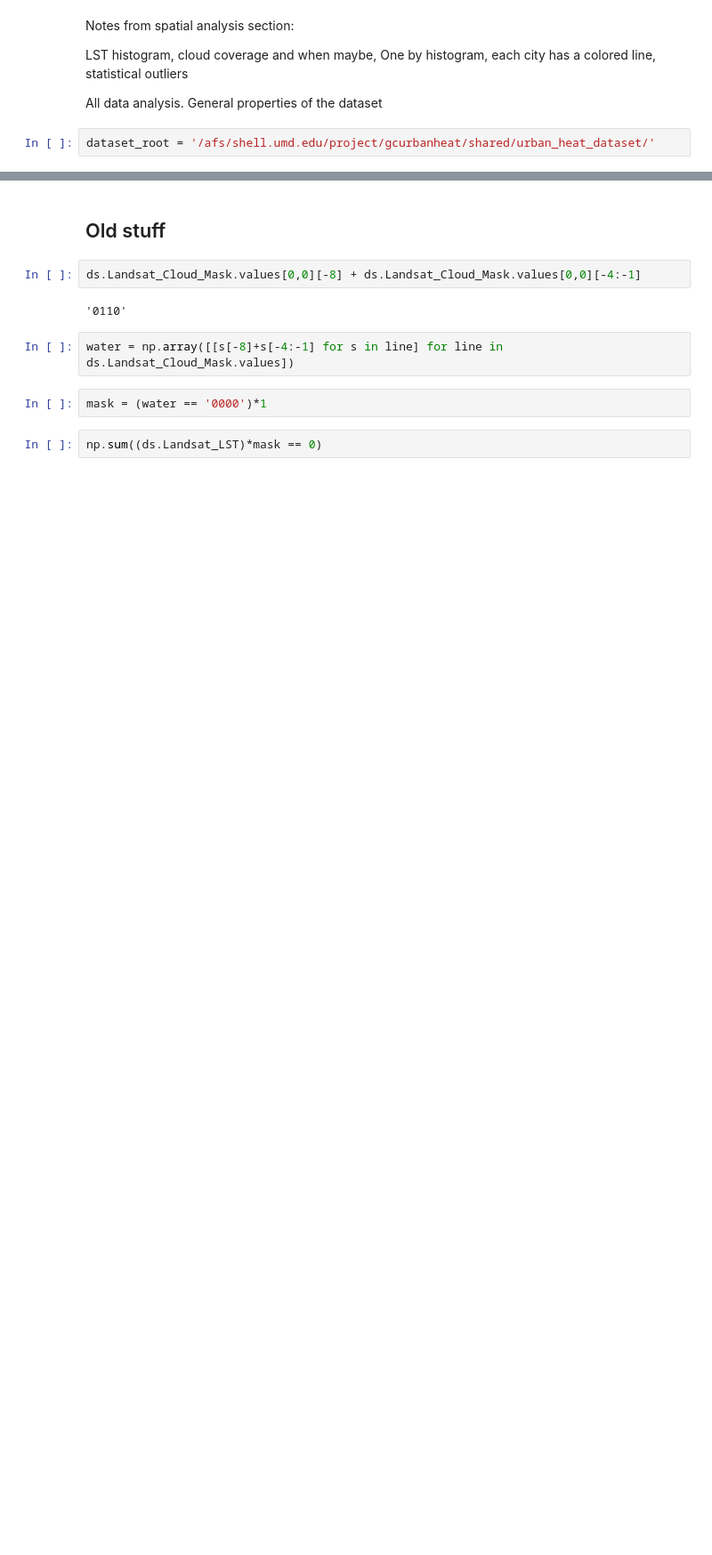
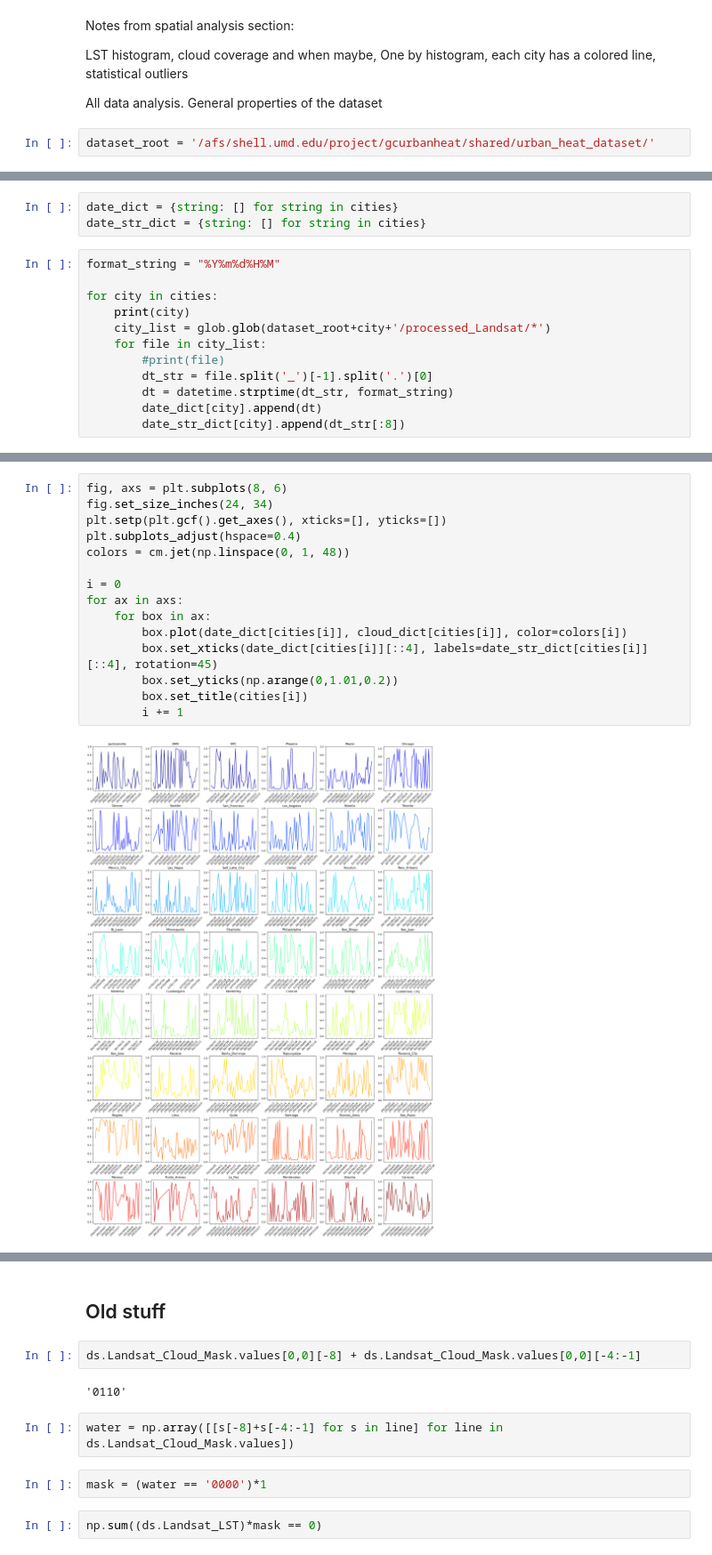
Before and after one commit to jstarfeldt/ML_UH_datasets, a Jupyter notebook: Jon_dataset_code/analysis.ipynb, the cells around one changed output, grey strips where cells are left out. Shown at 89% size. Cells and saved outputs as stored; diff of their text form; blank space fills up the shorter version.

```diff
--- a/Jon_dataset_code/analysis.ipynb
+++ b/Jon_dataset_code/analysis.ipynb
@@ -125,0 +318,15 @@ Caracas
+# %%
+date_dict = {string: [] for string in cities}
+date_str_dict = {string: [] for string in cities}
+# %%
+format_string = "%Y%m%d%H%M"
+
+for city in cities:
+    print(city)
+    city_list = glob.glob(dataset_root+city+'/processed_Landsat/*')
+    for file in city_list:
+        #print(file)
+        dt_str = file.split('_')[-1].split('.')[0]
+        dt = datetime.strptime(dt_str, format_string)
+        date_dict[city].append(dt)
+        date_str_dict[city].append(dt_str[:8])
@@ -125,0 +351,17 @@ Caracas
+# %%
+fig, axs = plt.subplots(8, 6)
+fig.set_size_inches(24, 34)
+plt.setp(plt.gcf().get_axes(), xticks=[], yticks=[])
+plt.subplots_adjust(hspace=0.4)
+colors = cm.jet(np.linspace(0, 1, 48))
+
+i = 0
+for ax in axs:
+    for box in ax:
+        box.plot(date_dict[cities[i]], cloud_dict[cities[i]], color=colors[i])
+        box.set_xticks(date_dict[cities[i]][::4], labels=date_str_dict[cities[i]][::4], rotation=45)
+        box.set_yticks(np.arange(0,1.01,0.2))
+        box.set_title(cities[i])
+        i += 1
+# %% [output]
+[figure, added]
```
Also changed, not shown: parts of 18 cells of this notebook, 1 other file.
